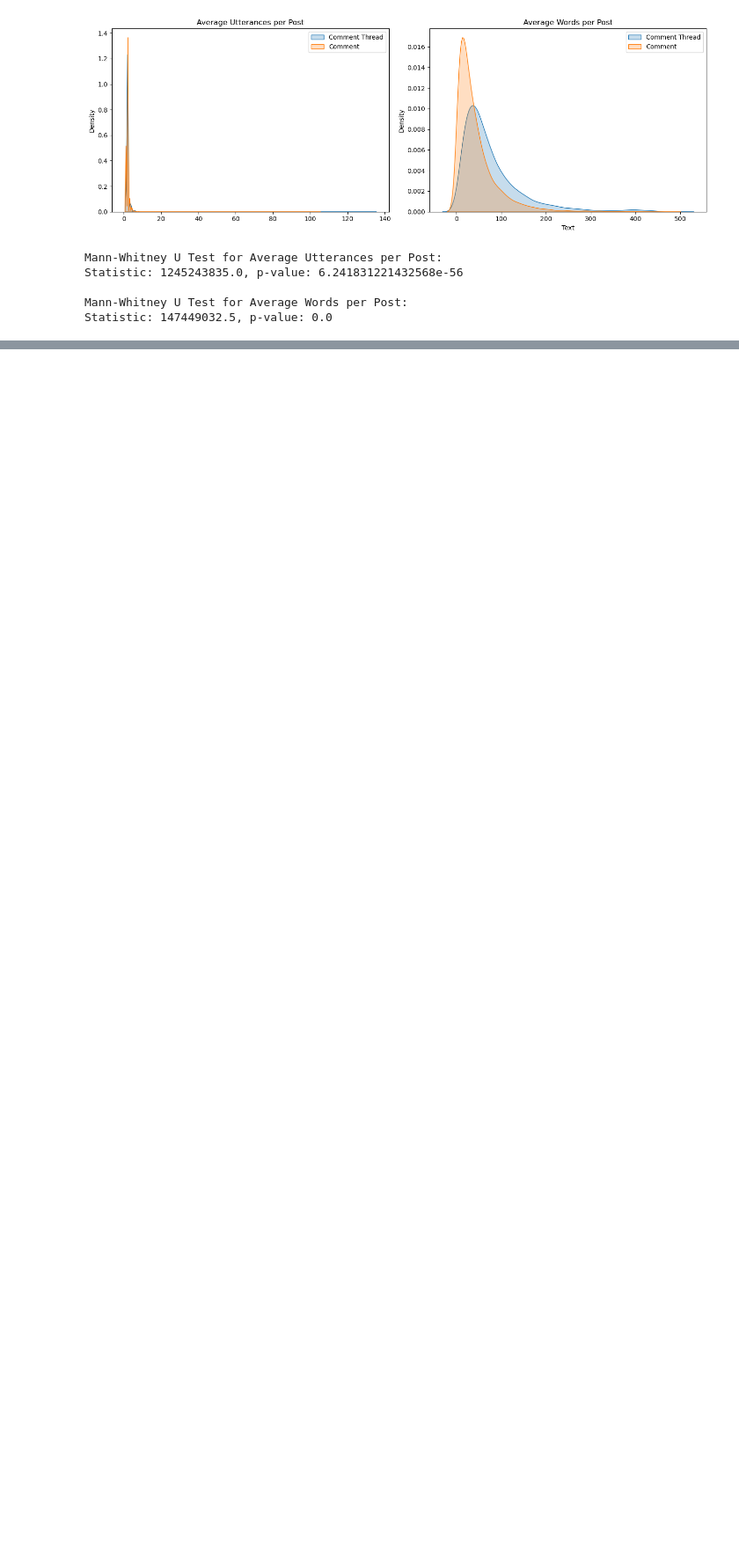
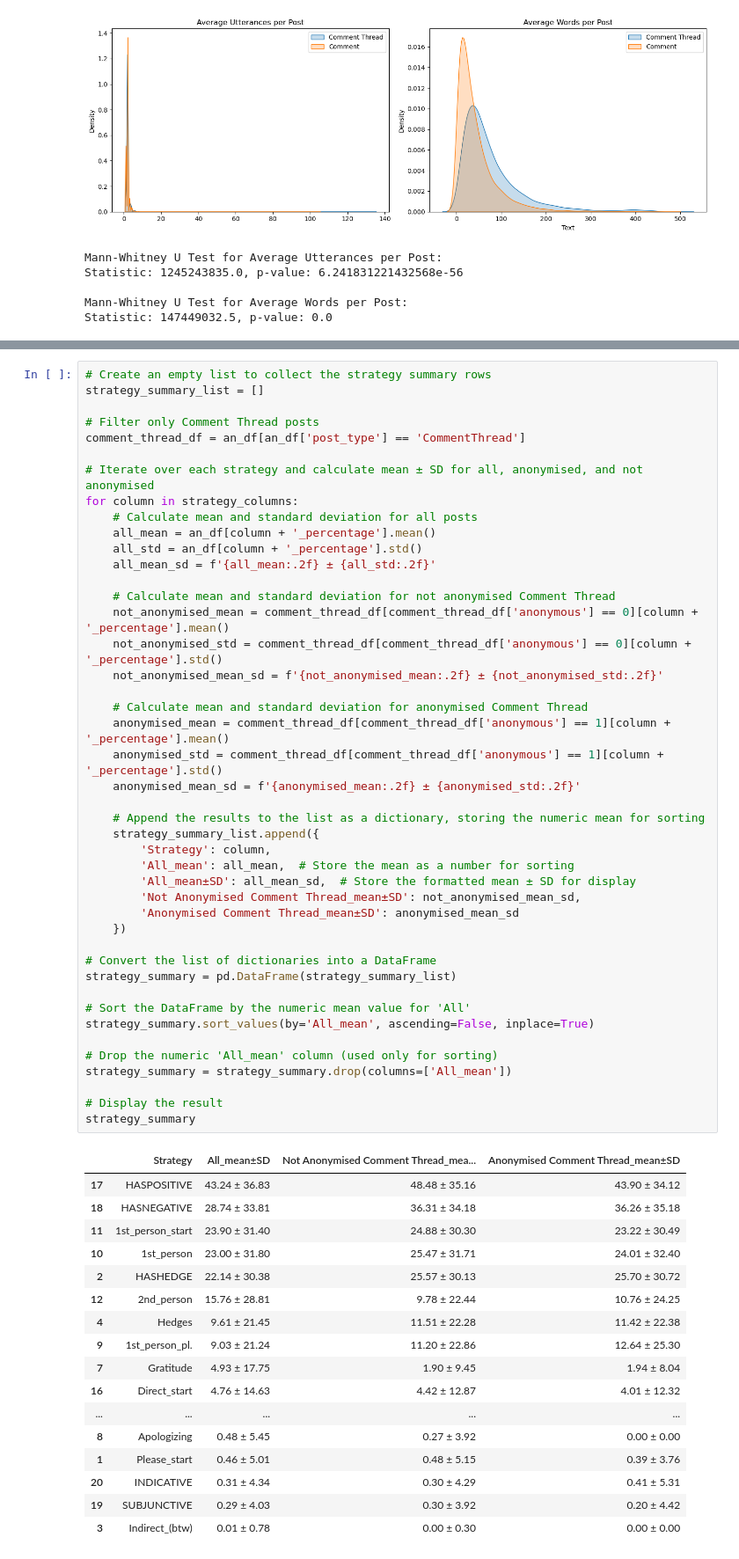
Before and after one commit to cyue0016/polite_minor_thesis, a Jupyter notebook: graph.ipynb, the cells around one changed output, grey strips where cells are left out. Shown at 88% size. Cells and saved outputs as stored; diff of their text form; blank space fills up the shorter version.

```diff
--- a/graph.ipynb
+++ b/graph.ipynb
@@ -462,0 +1014,62 @@ Statistic: 147449032.5, p-value: 0.0
+# %%
+# Create an empty list to collect the strategy summary rows
+strategy_summary_list = []
+
+# Filter only Comment Thread posts
+comment_thread_df = an_df[an_df['post_type'] == 'CommentThread']
+
+# Iterate over each strategy and calculate mean ± SD for all, anonymised, and not anonymised
+for column in strategy_columns:
+    # Calculate mean and standard deviation for all posts
+    all_mean = an_df[column + '_percentage'].mean()
+    all_std = an_df[column + '_percentage'].std()
+    all_mean_sd = f'{all_mean:.2f} ± {all_std:.2f}'
+
+    # Calculate mean and standard deviation for not anonymised Comment Thread
+    not_anonymised_mean = comment_thread_df[comment_thread_df['anonymous'] == 0][column + '_percentage'].mean()
+    not_anonymised_std = comment_thread_df[comment_thread_df['anonymous'] == 0][column + '_percentage'].std()
+    not_anonymised_mean_sd = f'{not_anonymised_mean:.2f} ± {not_anonymised_std:.2f}'
+
+    # Calculate mean and standard deviation for anonymised Comment Thread
+    anonymised_mean = comment_thread_df[comment_thread_df['anonymous'] == 1][column + '_percentage'].mean()
+    anonymised_std = comment_thread_df[comment_thread_df['anonymous'] == 1][column + '_percentage'].std()
+    anonymised_mean_sd = f'{anonymised_mean:.2f} ± {anonymised_std:.2f}'
+
+    # Append the results to the list as a dictionary, storing the numeric mean for sorting
+    strategy_summary_list.append({
+        'Strategy': column,
+        'All_mean': all_mean,  # Store the mean as a number for sorting
+        'All_mean±SD': all_mean_sd,  # Store the formatted mean ± SD for display
+        'Not Anonymised Comment Thread_mean±SD': not_anonymised_mean_sd,
+        'Anonymised Comment Thread_mean±SD': anonymised_mean_sd
+    })
+
+# Convert the list of dictionaries into a DataFrame
+strategy_summary = pd.DataFrame(strategy_summary_list)
+
+# Sort the DataFrame by the numeric mean value for 'All'
+strategy_summary.sort_values(by='All_mean', ascending=False, inplace=True)
+
+# Drop the numeric 'All_mean' column (used only for sorting)
+strategy_summary = strategy_summary.drop(columns=['All_mean'])
+
+# Display the result
+strategy_summary
+# %% [output]
+|  | Strategy | All_mean±SD | Not Anonymised Comment Thread_mea... | Anonymised Comment Thread_mean±SD |
+| 17 | HASPOSITIVE | 43.24 ± 36.83 | 48.48 ± 35.16 | 43.90 ± 34.12 |
+| 18 | HASNEGATIVE | 28.74 ± 33.81 | 36.31 ± 34.18 | 36.26 ± 35.18 |
+| 11 | 1st_person_start | 23.90 ± 31.40 | 24.88 ± 30.30 | 23.22 ± 30.49 |
+| 10 | 1st_person | 23.00 ± 31.80 | 25.47 ± 31.71 | 24.01 ± 32.40 |
+| 2 | HASHEDGE | 22.14 ± 30.38 | 25.57 ± 30.13 | 25.70 ± 30.72 |
+| 12 | 2nd_person | 15.76 ± 28.81 | 9.78 ± 22.44 | 10.76 ± 24.25 |
+| 4 | Hedges | 9.61 ± 21.45 | 11.51 ± 22.28 | 11.42 ± 22.38 |
+| 9 | 1st_person_pl. | 9.03 ± 21.24 | 11.20 ± 22.86 | 12.64 ± 25.30 |
+| 7 | Gratitude | 4.93 ± 17.75 | 1.90 ± 9.45 | 1.94 ± 8.04 |
+| 16 | Direct_start | 4.76 ± 14.63 | 4.42 ± 12.87 | 4.01 ± 12.32 |
+| ... | ... | ... | ... | ... |
+| 8 | Apologizing | 0.48 ± 5.45 | 0.27 ± 3.92 | 0.00 ± 0.00 |
+| 1 | Please_start | 0.46 ± 5.01 | 0.48 ± 5.15 | 0.39 ± 3.76 |
+| 20 | INDICATIVE | 0.31 ± 4.34 | 0.30 ± 4.29 | 0.41 ± 5.31 |
+| 19 | SUBJUNCTIVE | 0.29 ± 4.03 | 0.30 ± 3.92 | 0.20 ± 4.42 |
+| 3 | Indirect_(btw) | 0.01 ± 0.78 | 0.00 ± 0.30 | 0.00 ± 0.00 |
```
Also changed, not shown: parts of 38 cells of this notebook, 3 other files.
